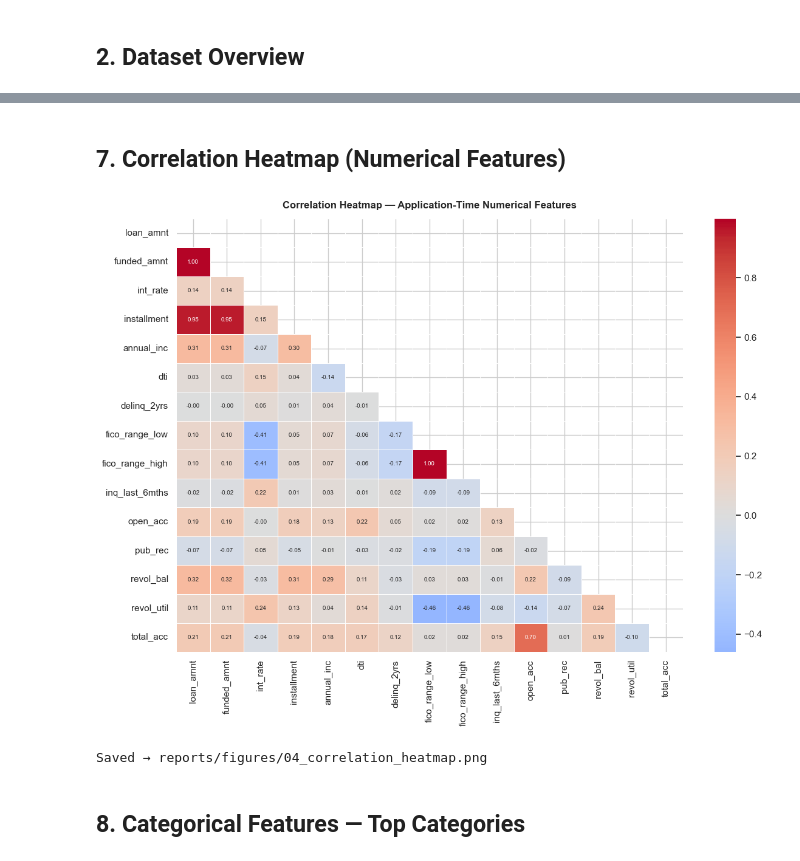
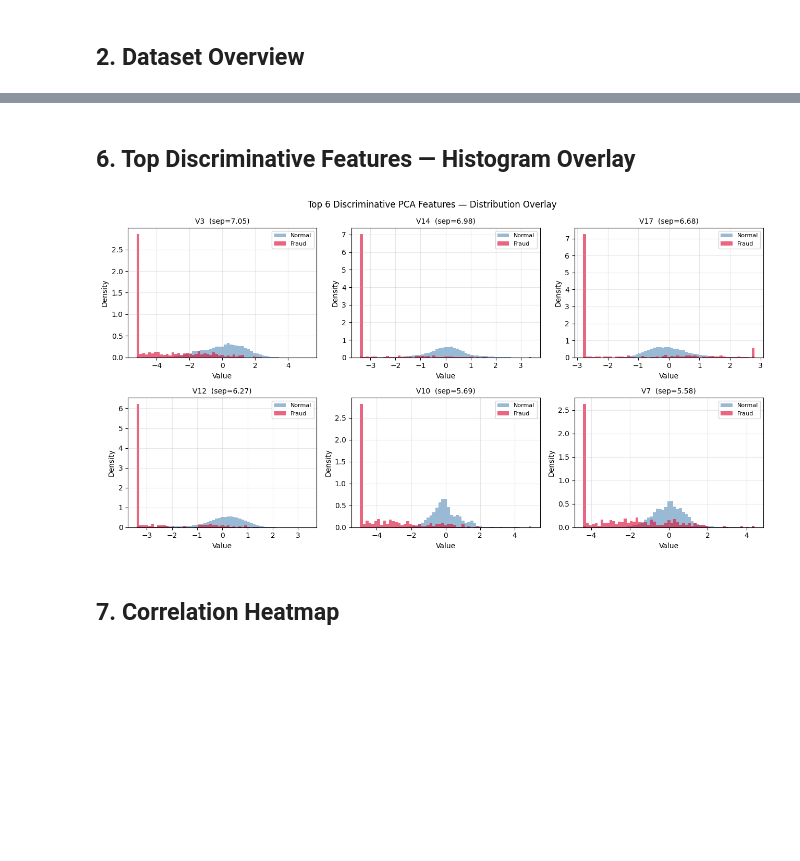
Before and after one commit to Nanokwok/Deep-Loan-Default-VAE, a Jupyter notebook: notebooks/01_eda.ipynb, the cells around one changed output, grey strips where cells are left out. Saved outputs shown, nothing was run; the diff lists cells and outputs as text; code cells hidden in the pictures; blank space fills up the shorter version.

```diff
--- a/notebooks/01_eda.ipynb
+++ b/notebooks/01_eda.ipynb
@@ -236,22 +244,30 @@ Saved → reports/figures/03_feature_distributions.png
+# %% [markdown]
+## 6. Top Discriminative Features — Histogram Overlay
+# %%
+top_feats = separation.head(6).index.tolist()
+
+fig, axes = plt.subplots(2, 3, figsize=(13, 7))
+axes = axes.flatten()
+
+for i, col in enumerate(top_feats):
+    ax   = axes[i]
+    clip = max(abs(df[col].quantile(0.005)), abs(df[col].quantile(0.995)))
+    bins = np.linspace(-clip, clip, 60)
+    ax.hist(normal[col].clip(-clip, clip), bins=bins, alpha=0.55,
+            density=True, color='steelblue', label='Normal')
+    ax.hist(fraud[col].clip(-clip, clip),  bins=bins, alpha=0.65,
+            density=True, color='crimson',   label='Fraud')
+    ax.set_title(f'{col}  (sep={separation[col]:.2f})', fontsize=10)
+    ax.set_xlabel('Value')
+    ax.set_ylabel('Density')
+    ax.legend(fontsize=8)
+    ax.grid(alpha=0.3)
+
+plt.suptitle('Top 6 Discriminative PCA Features — Distribution Overlay', fontsize=12)
+plt.tight_layout()
+plt.savefig('../reports/figures/top_features_overlay.png', dpi=150, bbox_inches='tight')
+plt.show()
+# %% [output]
+[figure, added]
 # %% [markdown]
-## 7. Correlation Heatmap (Numerical Features)
+## 7. Correlation Heatmap
-# %%
-corr_matrix = df_feats[num_feats].corr()
-
-fig, ax = plt.subplots(figsize=(12, 9))
-mask = np.triu(np.ones_like(corr_matrix, dtype=bool))
-sns.heatmap(
-    corr_matrix, mask=mask, annot=True, fmt='.2f',
-    cmap='coolwarm', center=0, linewidths=0.5,
-    annot_kws={'size': 7}, ax=ax
-)
-ax.set_title('Correlation Heatmap — Application-Time Numerical Features', fontweight='bold', pad=12)
-plt.tight_layout()
-plt.savefig(os.path.join(FIGURES_DIR, '04_correlation_heatmap.png'), dpi=150, bbox_inches='tight')
-plt.show()
-print('Saved → reports/figures/04_correlation_heatmap.png')
-# %% [output]
-[figure, removed]
-Saved → reports/figures/04_correlation_heatmap.png
-# %% [markdown]
-## 8. Categorical Features — Top Categories
```
Also changed, not shown: parts of 32 cells of this notebook, 21 other files.
